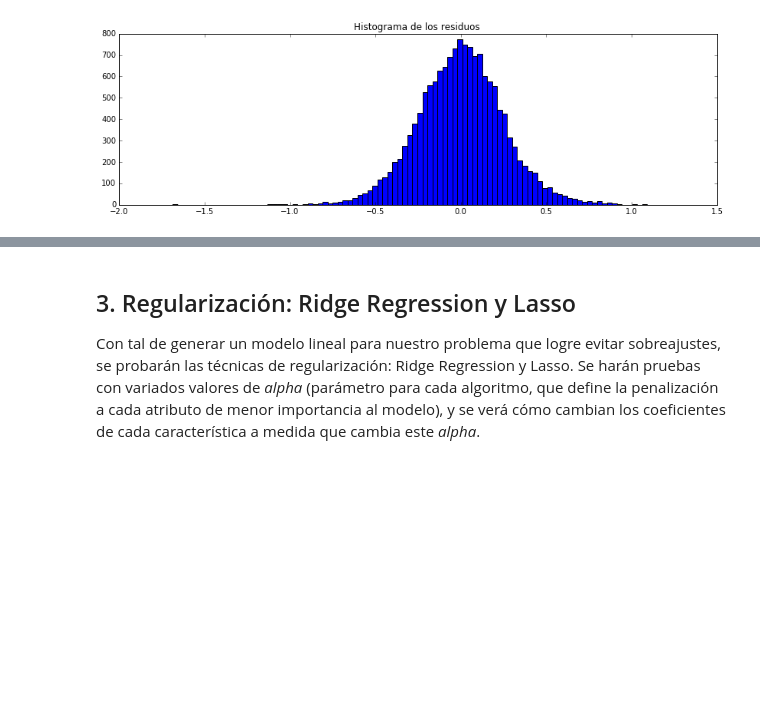
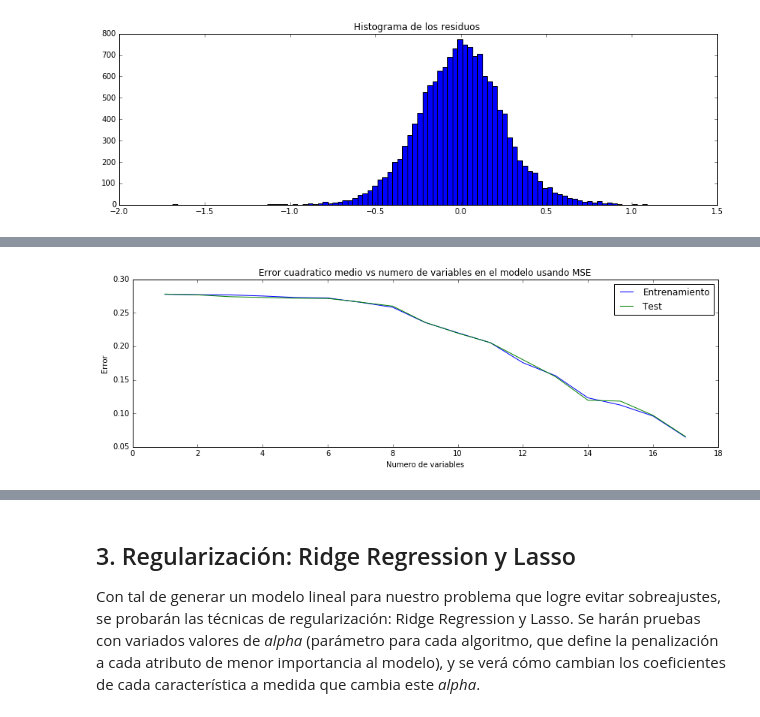
Before and after one commit to VitoVoti/ML_T1_LinReg, a Jupyter notebook: Tarea1 .ipynb, the cells around one changed output, grey strips where cells are left out. Saved outputs shown, nothing was run; the diff lists cells and outputs as text; code cells hidden in the pictures; blank space fills up the shorter version.

```diff
--- a/Tarea1 .ipynb
+++ b/Tarea1 .ipynb
@@ -480,0 +514,11 @@ ValueError: Can only compare identically-labeled DataFrame objects
+# %%
+names_regressors = ["bedrooms","bathrooms","sqft_lot","floors","waterfront","view",
+"condition","grade","sqft_above","sqft_basement","yr_built","yr_renovated","lat-long",
+"sqft_living15","sqft_lot15","intercept"]
+
+Xm = df_scaled_train2.as_matrix()
+Ym = ytrain2.as_matrix()
+x_test = pd.DataFrame(scaler2.transform(Xtest2),columns=Xtest2.columns)
+x_test.insert(x_test.shape[1], 'intercept', np.ones(x_test.shape[0]))
+x_test = x_test.as_matrix()
+y_test = ytest2
@@ -480,0 +617,32 @@ ValueError: Can only compare identically-labeled DataFrame objects
+# %%
+def error(orden,names,X,y,Xt, yt):
+    l = []
+    l2 = []
+    mse = []
+    mse2 = []
+    model = lm.LinearRegression(fit_intercept=False)
+    for i in range(X.shape[1]):
+        l.append(X[:,orden[i]])
+        l2.append(Xt[:,orden[i]])
+        M = np.transpose(l)
+        M2 = np.transpose(l2)
+        model.fit(M,y)
+        yhat = model.predict(M)
+        yhat2 = model.predict(M2)
+        mse.append(np.mean(np.power(yhat-y,2)))
+        mse2.append(np.mean(np.power(yhat2-yt,2)))
+    return mse, mse2
+# %%
+train_error_mse, test_error_mse = error(orden_variables_mse,names_regressors,Xm,Ym,x_test,y_test)
+train_error_r2, test_error_r2 = error(orden_variables_r2,names_regressors,Xm,Ym,x_test,y_test)
+# %%
+x = np.arange(17)
+plt.title("Error cuadratico medio vs numero de variables en el modelo usando MSE")
+plt.plot(x+1,train_error_mse,color="b",label="Entrenamiento")
+plt.plot(x+1,test_error_mse,color = "g",label = "Test")
+plt.ylabel("Error")
+plt.xlabel("Numero de variables")
+plt.legend(loc="upper right")
+plt.show()
+# %% [output]
+[figure, added]
```
Also changed, not shown: parts of 43 cells of this notebook, 1 other file.
